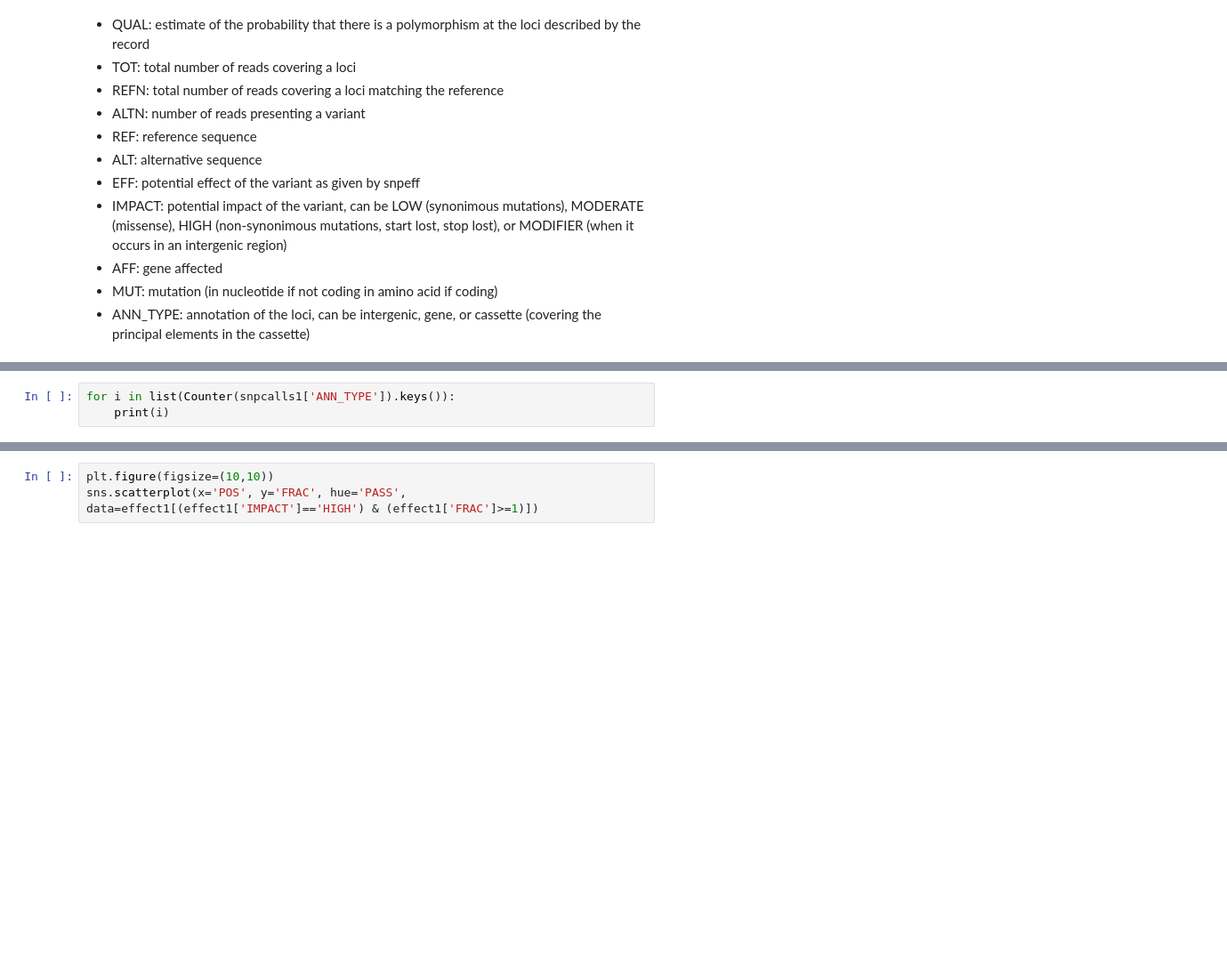
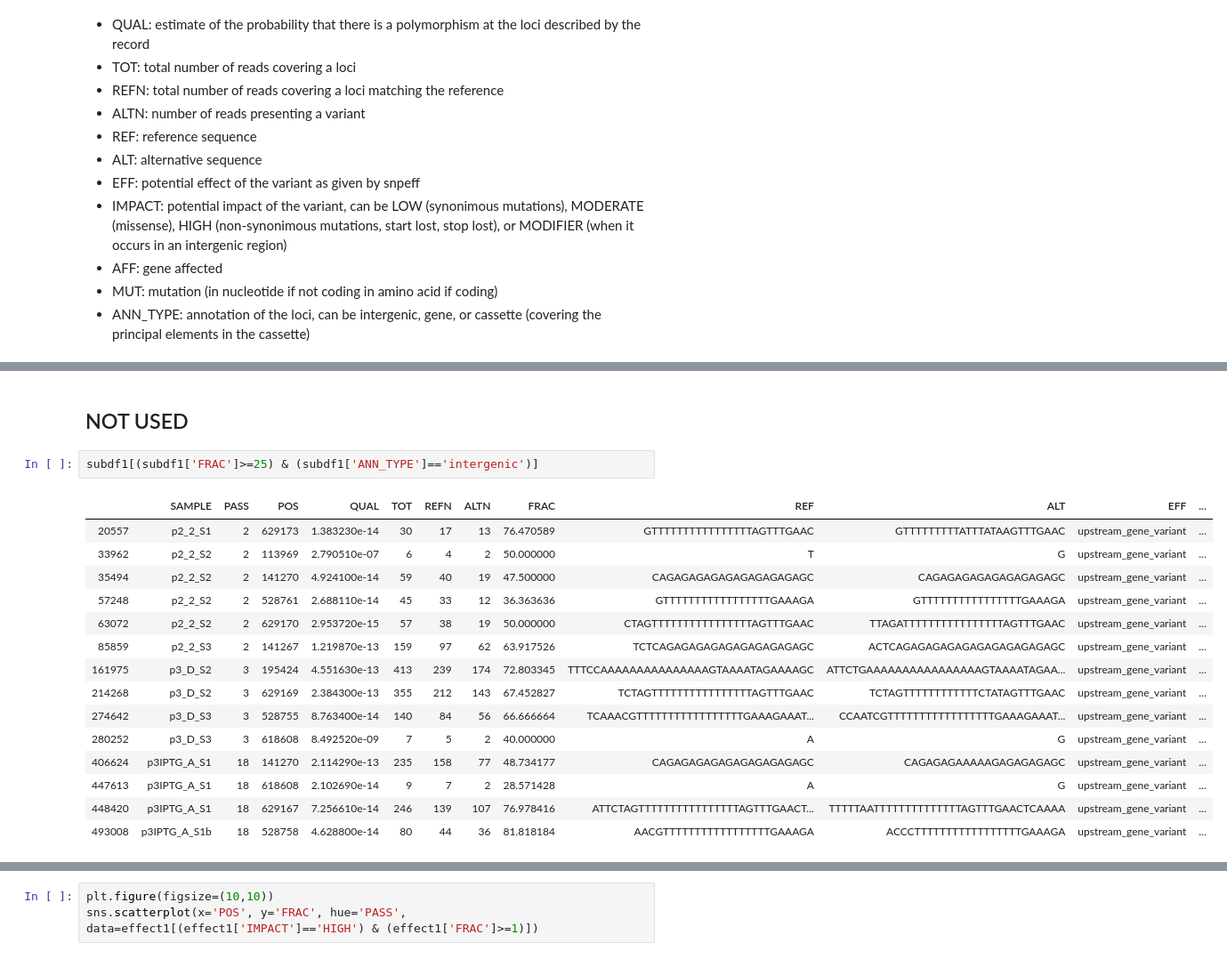
Before and after one commit to CRG-CNAG/killswitch, a Jupyter notebook: ksanalysis.ipynb, the cells around one changed output, grey strips where cells are left out. Shown: that part at 89% size. Cells and saved outputs as stored; diff of their text form; blank space fills up the shorter version.

```diff
--- a/ksanalysis.ipynb
+++ b/ksanalysis.ipynb
@@ -199,3 +185,0 @@ Loading data for genome 20
-# %%
-for i in list(Counter(snpcalls1['ANN_TYPE']).keys()):
-    print(i)
@@ -362,0 +556,20 @@ effect1.sort_values('FRAC')
+# %% [markdown]
+## NOT USED
+# %%
+subdf1[(subdf1['FRAC']>=25) & (subdf1['ANN_TYPE']=='intergenic')]
+# %% [output]
+|  | SAMPLE | PASS | POS | QUAL | TOT | REFN | ALTN | FRAC | REF | ALT | EFF | ... |
+| 20557 | p2_2_S1 | 2 | 629173 | 1.383230e-14 | 30 | 17 | 13 | 76.470589 | GTTTTTTTTTTTTTTTTAGTTTGAAC | GTTTTTTTTTATTTATAAGTTTGAAC | upstream_gene_variant | ... |
+| 33962 | p2_2_S2 | 2 | 113969 | 2.790510e-07 | 6 | 4 | 2 | 50.000000 | T | G | upstream_gene_variant | ... |
+| 35494 | p2_2_S2 | 2 | 141270 | 4.924100e-14 | 59 | 40 | 19 | 47.500000 | CAGAGAGAGAGAGAGAGAGAGC | CAGAGAGAGAGAGAGAGAGC | upstream_gene_variant | ... |
+| 57248 | p2_2_S2 | 2 | 528761 | 2.688110e-14 | 45 | 33 | 12 | 36.363636 | GTTTTTTTTTTTTTTTTTGAAAGA | GTTTTTTTTTTTTTTTTGAAAGA | upstream_gene_variant | ... |
+| 63072 | p2_2_S2 | 2 | 629170 | 2.953720e-15 | 57 | 38 | 19 | 50.000000 | CTAGTTTTTTTTTTTTTTTTAGTTTGAAC | TTAGATTTTTTTTTTTTTTTTAGTTTGAAC | upstream_gene_variant | ... |
+| 85859 | p2_2_S3 | 2 | 141267 | 1.219870e-13 | 159 | 97 | 62 | 63.917526 | TCTCAGAGAGAGAGAGAGAGAGAGC | ACTCAGAGAGAGAGAGAGAGAGAGAGC | upstream_gene_variant | ... |
+| 161975 | p3_D_S2 | 3 | 195424 | 4.551630e-13 | 413 | 239 | 174 | 72.803345 | TTTCCAAAAAAAAAAAAAAAGTAAAATAGAAAAGC | ATTCTGAAAAAAAAAAAAAAAAGTAAAATAGAA... | upstream_gene_variant | ... |
+| 214268 | p3_D_S2 | 3 | 629169 | 2.384300e-13 | 355 | 212 | 143 | 67.452827 | TCTAGTTTTTTTTTTTTTTTTAGTTTGAAC | TCTAGTTTTTTTTTTTTCTATAGTTTGAAC | upstream_gene_variant | ... |
+| 274642 | p3_D_S3 | 3 | 528755 | 8.763400e-14 | 140 | 84 | 56 | 66.666664 | TCAAACGTTTTTTTTTTTTTTTTTGAAAGAAAT... | CCAATCGTTTTTTTTTTTTTTTTTGAAAGAAAT... | upstream_gene_variant | ... |
+| 280252 | p3_D_S3 | 3 | 618608 | 8.492520e-09 | 7 | 5 | 2 | 40.000000 | A | G | upstream_gene_variant | ... |
+| 406624 | p3IPTG_A_S1 | 18 | 141270 | 2.114290e-13 | 235 | 158 | 77 | 48.734177 | CAGAGAGAGAGAGAGAGAGAGC | CAGAGAGAAAAAGAGAGAGAGC | upstream_gene_variant | ... |
+| 447613 | p3IPTG_A_S1 | 18 | 618608 | 2.102690e-14 | 9 | 7 | 2 | 28.571428 | A | G | upstream_gene_variant | ... |
+| 448420 | p3IPTG_A_S1 | 18 | 629167 | 7.256610e-14 | 246 | 139 | 107 | 76.978416 | ATTCTAGTTTTTTTTTTTTTTTTAGTTTGAACT... | TTTTTAATTTTTTTTTTTTTTAGTTTGAACTCAAAA | upstream_gene_variant | ... |
+| 493008 | p3IPTG_A_S1b | 18 | 528758 | 4.628800e-14 | 80 | 44 | 36 | 81.818184 | AACGTTTTTTTTTTTTTTTTTGAAAGA | ACCCTTTTTTTTTTTTTTTTTGAAAGA | upstream_gene_variant | ... |
```
Also changed, not shown: parts of 73 cells of this notebook, 7 other files.
